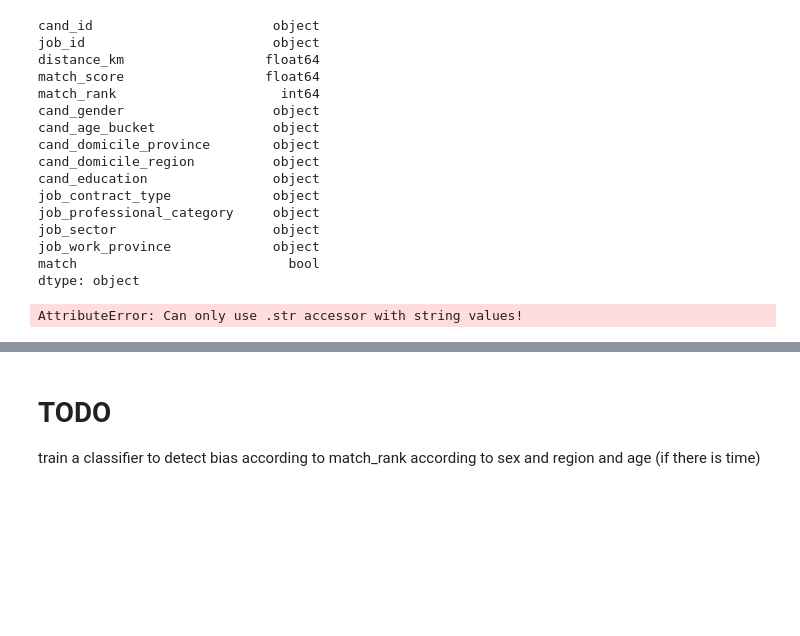
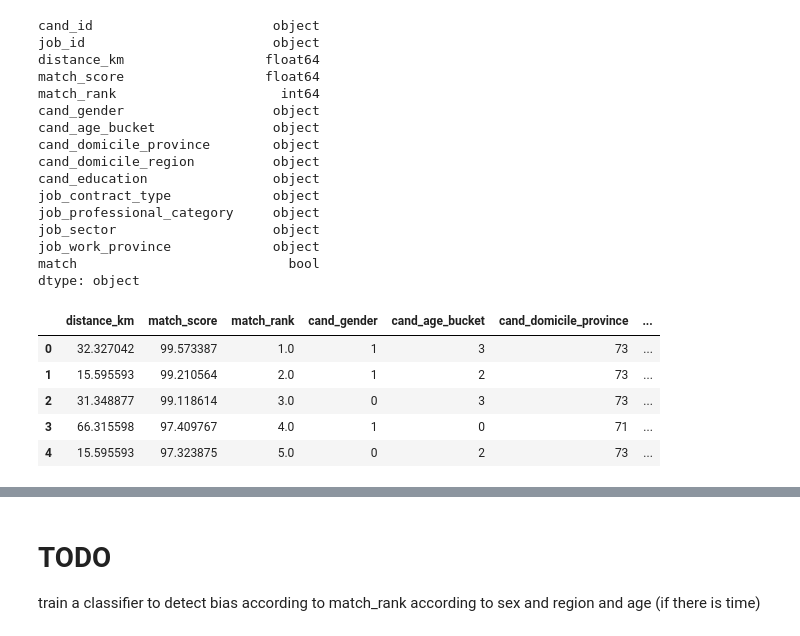
Before and after one commit to adiiulio/AiInIndustry_2025, a Jupyter notebook: fariness.ipynb, the cells around one changed output, grey strips where cells are left out. Saved outputs shown, nothing was run; the diff lists cells and outputs as text; code cells hidden in the pictures; blank space fills up the shorter version.

```diff
--- a/fariness.ipynb
+++ b/fariness.ipynb
@@ -719,6 +721,4 @@ job_work_province             object
 match                           bool
 dtype: object
 # %%
-dm_df_encoded["distance_km"] = dm_df_encoded["distance_km"].str.replace(".", "", regex=True).astype(float)
+dm_df_encoded["distance_km"] = dm_df_encoded["distance_km"].astype(float)
-# %% [output]
-AttributeError: Can only use .str accessor with string values!
@@ -725,3 +748,12 @@ AttributeError: Can only use .str accessor with string values!
+# %%
+dm_df_encoded.head()
+# %% [output]
+|  | distance_km | match_score | match_rank | cand_gender | cand_age_bucket | cand_domicile_province | ... |
+| 0 | 32.327042 | 99.573387 | 1.0 | 1 | 3 | 73 | ... |
+| 1 | 15.595593 | 99.210564 | 2.0 | 1 | 2 | 73 | ... |
+| 2 | 31.348877 | 99.118614 | 3.0 | 0 | 3 | 73 | ... |
+| 3 | 66.315598 | 97.409767 | 4.0 | 1 | 0 | 71 | ... |
+| 4 | 15.595593 | 97.323875 | 5.0 | 0 | 2 | 73 | ... |
 # %%
 import seaborn as sns
 import matplotlib.pyplot as plt
```
Also changed, not shown: parts of 5 cells of this notebook.
